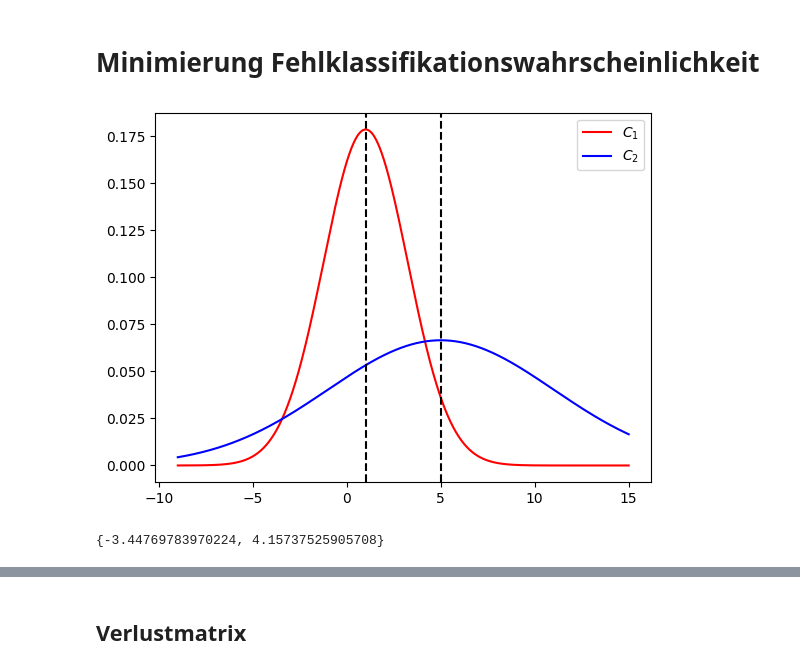
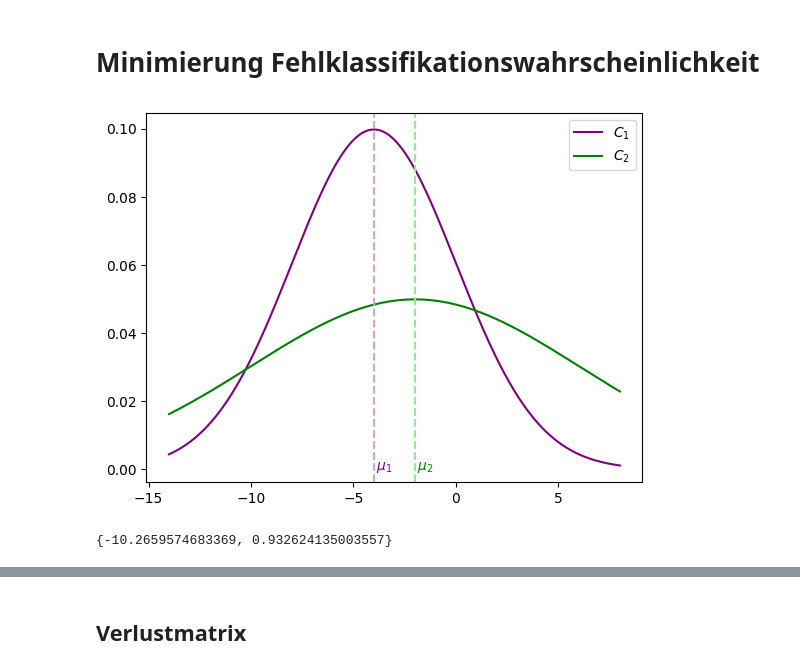
Before and after one commit to nicosrm/24-mus, a Jupyter notebook: src/opal/klassifikation_bayes.ipynb, the cells around one changed output, grey strips where cells are left out. Drawn from its saved outputs; the diff is of its cells as text; code cells hidden in the pictures.

```diff
--- a/src/opal/klassifikation_bayes.ipynb
+++ b/src/opal/klassifikation_bayes.ipynb
@@ -6,11 +6,13 @@ import numpy as np
 from scipy.stats import norm
 from sympy import *
 # %%
-mu1 = 1
-mu2 = 5
-var1 = 5
-var2 = 36
+mu1 = -4
+var1 = 16
 
+mu2 = -2
+var2 = 64
+
+# Test aus Seminar
 # mu1 = 0
 # mu2 = 2
 # var1 = 0.5
@@ -18,29 +20,38 @@ var2 = 36
 # %%
 left_border = mu1 - 10
 right_border = mu2 + 10
+
 x_plot = np.linspace(left_border, right_border, 1000)
 
-plt.plot(x_plot, norm.pdf(x_plot, mu1, np.sqrt(var1)), color='r', label='$C_1$')
-plt.plot(x_plot, norm.pdf(x_plot, mu2, np.sqrt(var2)), color='b', label='$C_2$')
+plt.plot(x_plot, norm.pdf(x_plot, mu1, np.sqrt(var1)), color='purple', label='$C_1$')
+plt.plot(x_plot, norm.pdf(x_plot, mu2, np.sqrt(var2)), color='green', label='$C_2$')
 
-plt.axvline(x=mu1, color='black', linestyle='--')
-plt.axvline(x=mu2, color='black', linestyle='--')
+plt.axvline(x=mu1, color='plum', linestyle='--')
+plt.axvline(x=mu2, color='lightgreen', linestyle='--')
+
+plt.annotate(r'$\mu_1$', xy=(mu1 + 0.1, 0), color='purple')
+plt.annotate(r'$\mu_2$', xy=(mu2 + 0.1, 0), color='green')
 
 plt.legend()
 plt.show()
 # %% [output]
-[figure, old version]
+[figure, new version]
 # %%
 x = Symbol('x')
 
 lhs = (1 / (2 * var2) - 1 / (2 * var1)) * x**2 + ((2 * mu1) / (2 * var1) - (2 * mu2) / (2 * var2)) * x + mu2**2 / (2 * var2) - mu1**2 / (2 * var1) - ln(sqrt(var1 / var2))
 eqn = Eq(lhs, 0)
 
+# ALTERNATIVE FORM (aus Opal)
+# lhs = (x - mu2)**2 / var2 - (x - mu1)**2 / var1
+# rhs = 2 * ln(sqrt(2 * pi * var1) / sqrt(2 * pi * var2))
+# eqn = Eq(lhs, rhs)
+
 x = solveset(eqn)
-print(x)
+print(x.n())
 x = list(x)
 # %% [output]
-{-3.44769783970224, 4.15737525905708}
+{-10.2659574683369, 0.932624135003557}
 # %%
 print(f'R1 = ({x[0]:.4f}, {x[1]:.4f})')
 print(f'R2 = (-inf, {x[0]:.4f}) + ({x[1]:.4f}, +inf)')
```
Also changed, not shown: parts of 11 cells of this notebook.
